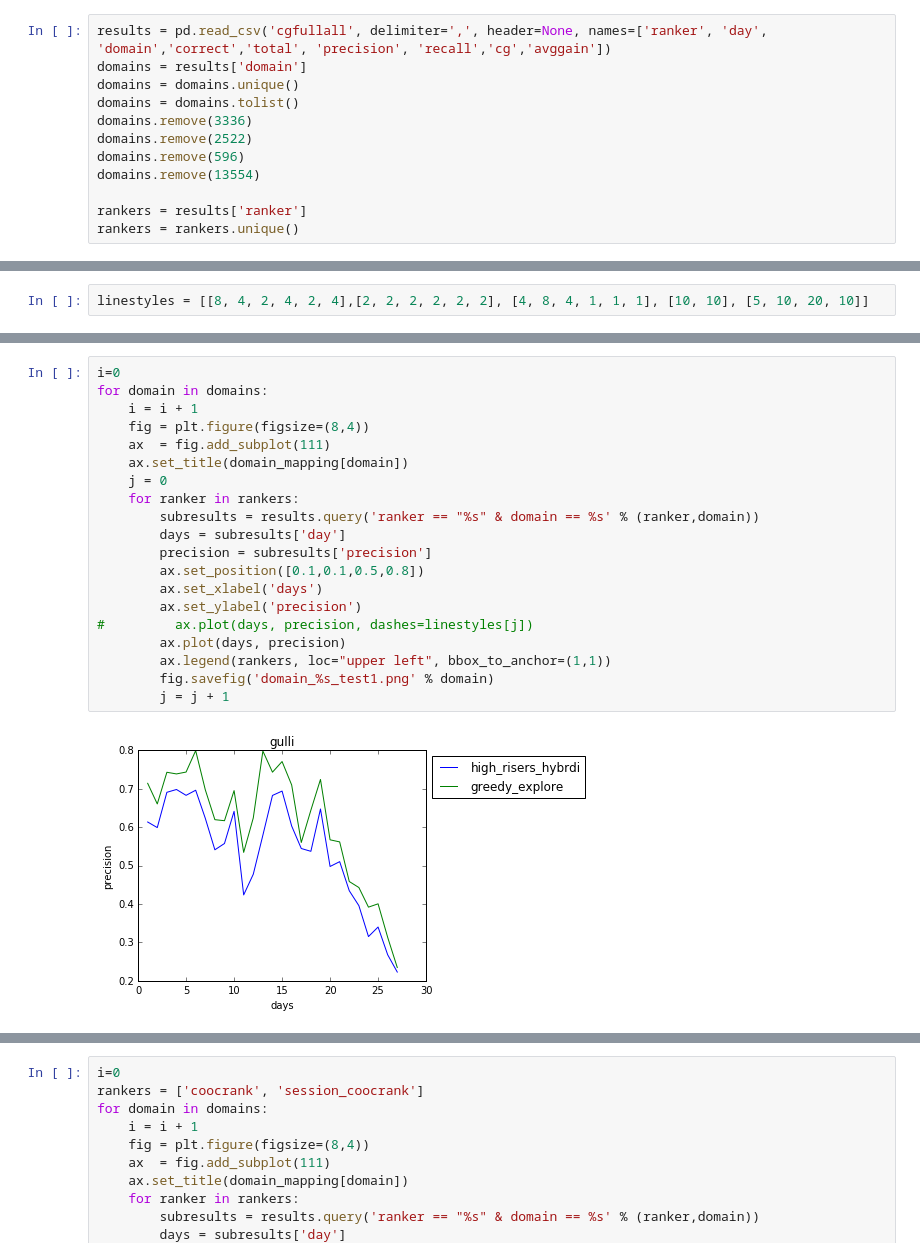
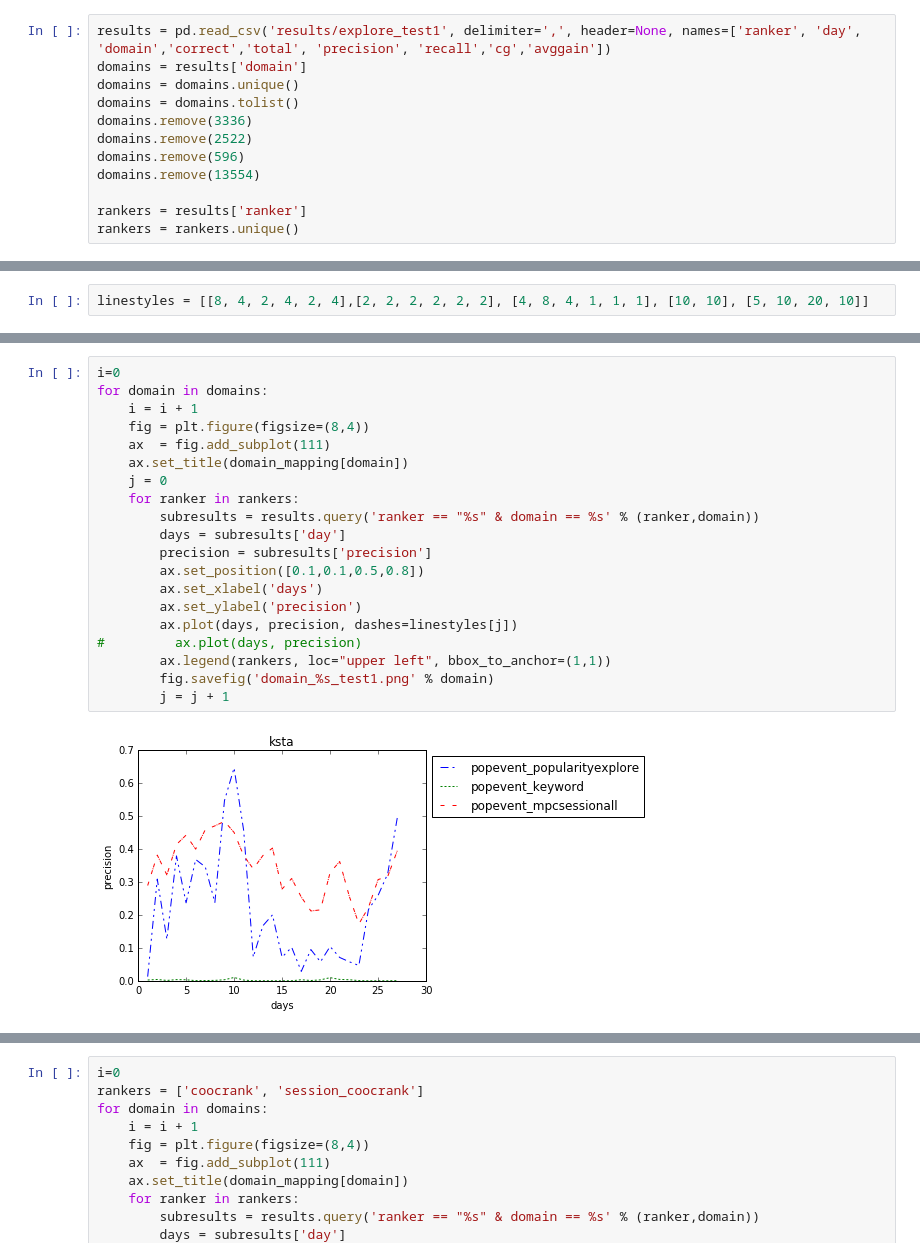
Before and after one commit to martijnnanne/newsreel-offline, a Jupyter notebook: results/Fancy_graphs.ipynb, the cells around one changed output, grey strips where cells are left out. Saved outputs shown, nothing was run; the diff lists cells and outputs as text.

```diff
--- a/results/Fancy_graphs.ipynb
+++ b/results/Fancy_graphs.ipynb
@@ -5,7 +5,7 @@ import matplotlib.pyplot as plt
 # %%
 domain_mapping = {418:'ksta', 1677:'tagesspiegel', 35774:'sport1', 694:'gulli', }
 # %%
-results = pd.read_csv('cgfullall', delimiter=',', header=None, names=['ranker', 'day', 'domain','correct','total', 'precision', 'recall','cg','avggain'])
+results = pd.read_csv('results/explore_test1', delimiter=',', header=None, names=['ranker', 'day', 'domain','correct','total', 'precision', 'recall','cg','avggain'])
 domains = results['domain']
 domains = domains.unique()
 domains = domains.tolist()
@@ -73,22 +74,22 @@ for ranker in rankers:
 # %%
 i=0
 for domain in domains:
     i = i + 1
     fig = plt.figure(figsize=(8,4))
     ax  = fig.add_subplot(111)
     ax.set_title(domain_mapping[domain])
     j = 0
     for ranker in rankers:
         subresults = results.query('ranker == "%s" & domain == %s' % (ranker,domain))
         days = subresults['day']
         precision = subresults['precision']
         ax.set_position([0.1,0.1,0.5,0.8])
         ax.set_xlabel('days')
         ax.set_ylabel('precision')
-#         ax.plot(days, precision, dashes=linestyles[j])
-        ax.plot(days, precision)
+        ax.plot(days, precision, dashes=linestyles[j])
+#         ax.plot(days, precision)
         ax.legend(rankers, loc="upper left", bbox_to_anchor=(1,1))
         fig.savefig('domain_%s_test1.png' % domain)
         j = j + 1
 # %% [output]
-[figure, old version]
+[figure, new version]
```
Also changed, not shown: parts of 13 cells of this notebook, 6 other files.
